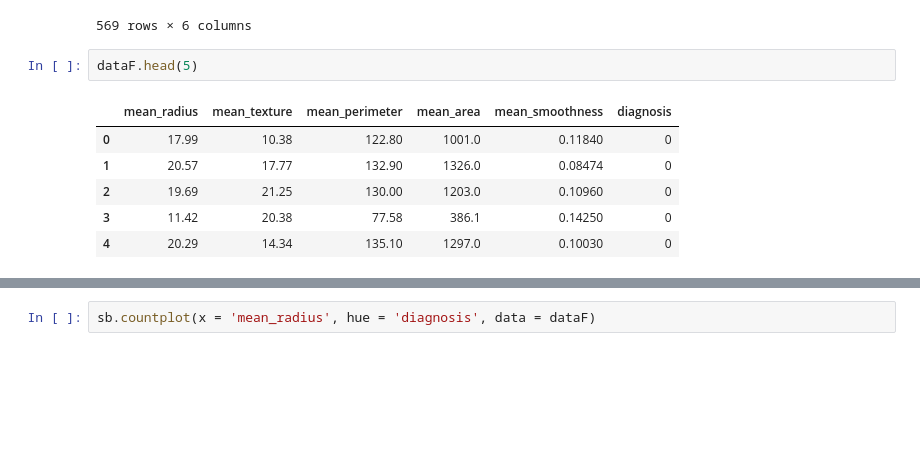
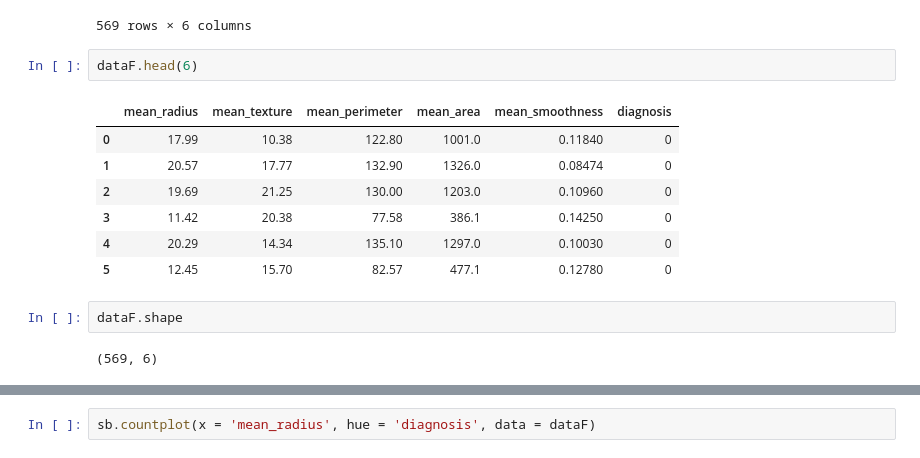
Before and after one commit to Sajid-Hossain98/Artificial-Intelligence-Project, a Jupyter notebook: Ai_Project.ipynb, the cells around one changed output, grey strips where cells are left out. Drawn from its saved outputs; the diff is of its cells as text; blank space fills up the shorter version.

```diff
--- a/Ai_Project.ipynb
+++ b/Ai_Project.ipynb
@@ -33,11 +33,16 @@ dataF
 | 568 | 7.76 | 24.54 | 47.92 | 181.0 | 0.05263 | 1 |
 569 rows × 6 columns
 # %%
-dataF.head(5)
+dataF.head(6)
 # %% [output]
 |  | mean_radius | mean_texture | mean_perimeter | mean_area | mean_smoothness | diagnosis |
 | 0 | 17.99 | 10.38 | 122.80 | 1001.0 | 0.11840 | 0 |
 | 1 | 20.57 | 17.77 | 132.90 | 1326.0 | 0.08474 | 0 |
 | 2 | 19.69 | 21.25 | 130.00 | 1203.0 | 0.10960 | 0 |
 | 3 | 11.42 | 20.38 | 77.58 | 386.1 | 0.14250 | 0 |
 | 4 | 20.29 | 14.34 | 135.10 | 1297.0 | 0.10030 | 0 |
+| 5 | 12.45 | 15.70 | 82.57 | 477.1 | 0.12780 | 0 |
+# %%
+dataF.shape
+# %% [output]
+(569, 6)
```
Also changed, not shown: parts of 2 cells of this notebook.
